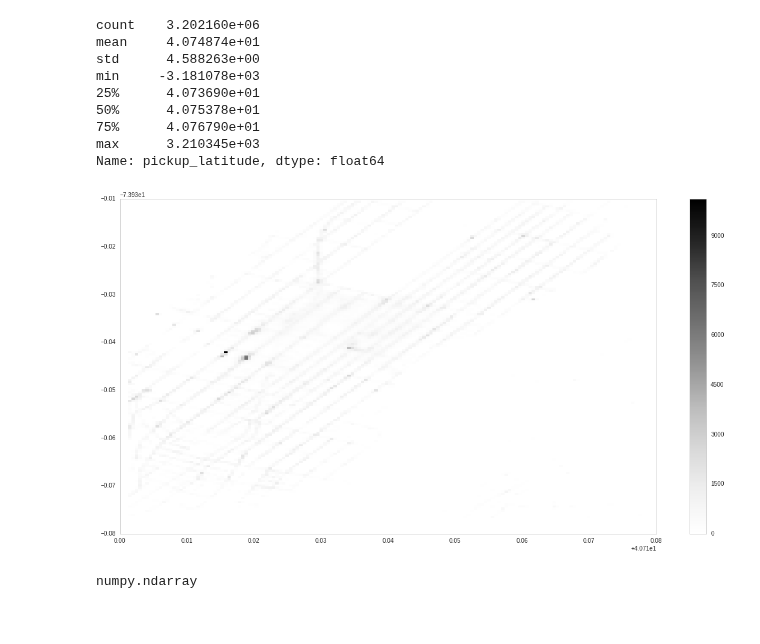
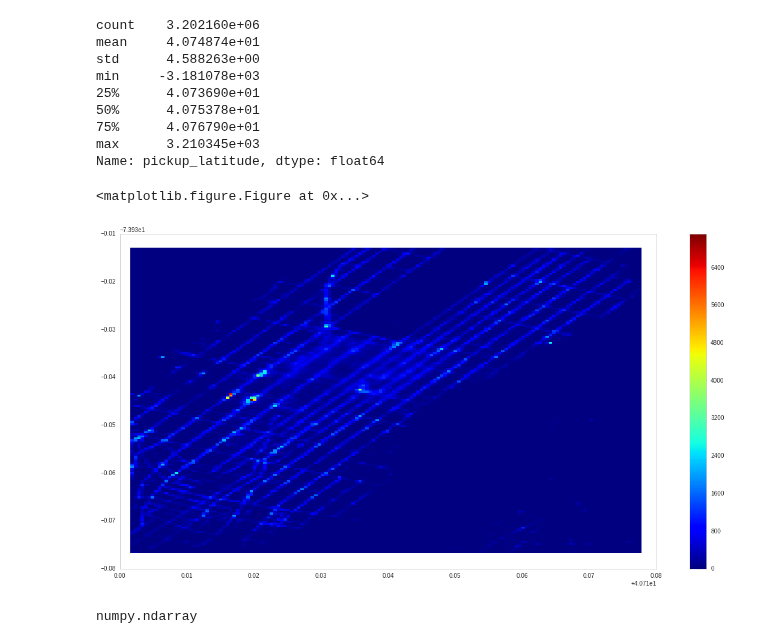
Before and after one commit to nikhase/nyc-taxi, a Jupyter notebook: weeklyAnalysis.ipynb, the cells around one changed output. Saved outputs shown, nothing was run; the diff lists cells and outputs as text; code cells hidden in the pictures.

```diff
--- a/weeklyAnalysis.ipynb
+++ b/weeklyAnalysis.ipynb
@@ -391,5 +405,5 @@ Name: trip_time_in_secs, dtype: float64
 # %% [markdown]
 # <font color = 'red'> An ECDF with logarithmic scale might be suitable right here for identifying unreasonably small trip_times. Have a look at the average amount per time! </font color>
 # %%
-taxidata['avg_amount_per_second'] = taxidata.total_amount / taxidata.trip_time_in_secs
+taxidata['avg_amount_per_minute'] = taxidata.total_amount / (taxidata.trip_time_in_secs / 60.0)
 # %%
@@ -407,0 +456,5 @@ Max:100.0
+# %%
+anomaly = anomaly.append(taxidata.loc[(taxidata['avg_amount_per_minute'] > 2.5)])
+anomaly.loc[taxidata.loc[(taxidata['avg_amount_per_minute'] > 2.5)].index,'flag'] = 'too_fast'
+taxidata = taxidata.drop(anomaly.index, errors='ignore') # ignore uncontained labels / indices
+print(1-len(taxidata)/(len(taxidata)+len(anomaly)))
@@ -530,20 +612,22 @@ Name: pickup_latitude, dtype: float64
 # %%
 x = taxidata.pickup_latitude
 y = taxidata.pickup_longitude
 
 H, xedges, yedges = np.histogram2d(x, y, bins=150, range=[ [x.quantile(.05), x.quantile(.95)],
         [y.quantile(.05), y.quantile(.95)]], normed=False, weights=None)
 
-#plt.jet()
+plt.jet()
 fig = plt.figure(figsize=(20, 10))
-ax.set_title('pcolormesh: exact bin edges')
+#ax.set_title('pcolormesh: exact bin edges')
 X, Y = np.meshgrid(xedges, yedges)
 mesh = plt.pcolormesh(X, Y, H)
 plt.colorbar(mesh)
-ax.set_aspect('equal')
+#ax.set_aspect('equal')
 plt.savefig('figure.pdf', format='pdf')
+plt.savefig('figure.png', format='png')
 # %% [output]
+<matplotlib.figure.Figure at 0x...>
-[figure, old version]
+[figure, new version]
 # %%
 type(H)
 # %% [output]
```
Also changed, not shown: parts of 16 cells of this notebook, 2 other files.
